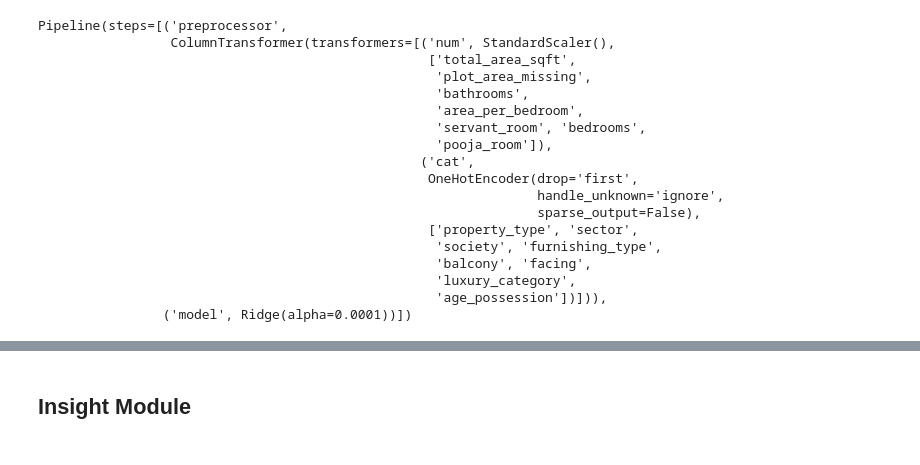
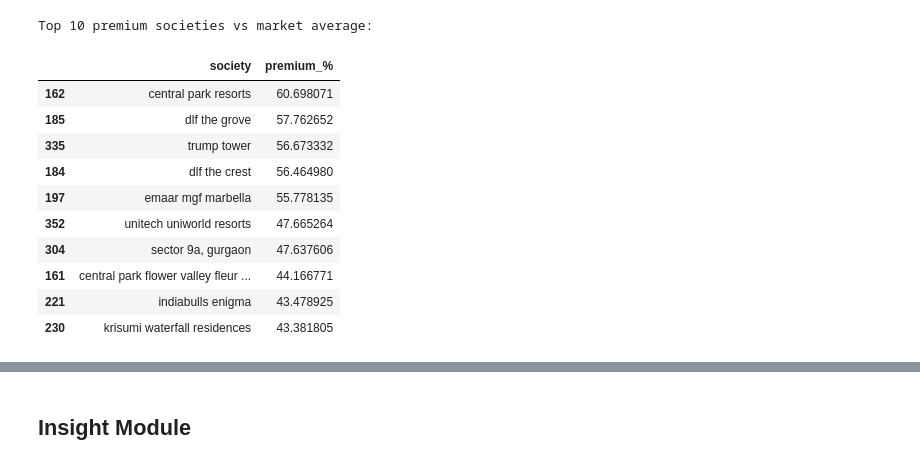
Before and after one commit to Jaygit1729/PropNavigator-Real-Estate-ML, a Jupyter notebook: notebooks/insight_module/insight_module.ipynb, the cells around one changed output, grey strips where cells are left out. Cells and saved outputs as stored; diff of their text form; code cells hidden in the pictures.

```diff
--- a/notebooks/insight_module/insight_module.ipynb
+++ b/notebooks/insight_module/insight_module.ipynb
@@ -117,26 +234,22 @@ Test MAPE: 21.007835357737697
 # %%
-ridge_pipeline = Pipeline([
-    ("preprocessor", linear_preprocessor),
-    ("model", Ridge(alpha=0.0001))
-])
+# Top 10 premium societies
+society_coefs = coef_df[coef_df['feature'].str.startswith('society_')].copy()
+society_coefs['society'] = society_coefs['feature'].str.replace('society_', '')
+avg = society_coefs['coef'].mean()
+society_coefs['premium_%'] = (np.exp(society_coefs['coef'] - avg) - 1) * 100
 
-ridge_pipeline.fit(X_train, y_train)
+print('Top 10 premium societies vs market average:')
+display(society_coefs.nlargest(10, 'premium_%')[['society', 'premium_%']])
 # %% [output]
-Pipeline(steps=[('preprocessor',
-                 ColumnTransformer(transformers=[('num', StandardScaler(),
-                                                  ['total_area_sqft',
-                                                   'plot_area_missing',
-                                                   'bathrooms',
-                                                   'area_per_bedroom',
-                                                   'servant_room', 'bedrooms',
-                                                   'pooja_room']),
-                                                 ('cat',
-                                                  OneHotEncoder(drop='first',
-                                                                handle_unknown='ignore',
-                                                                sparse_output=False),
-                                                  ['property_type', 'sector',
-                                                   'society', 'furnishing_type',
-                                                   'balcony', 'facing',
-                                                   'luxury_category',
-                                                   'age_possession'])])),
-                ('model', Ridge(alpha=0.0001))])
+Top 10 premium societies vs market average:
+|  | society | premium_% |
+| 162 | central park resorts | 60.698071 |
+| 185 | dlf the grove | 57.762652 |
+| 335 | trump tower | 56.673332 |
+| 184 | dlf the crest | 56.464980 |
+| 197 | emaar mgf marbella | 55.778135 |
+| 352 | unitech uniworld resorts | 47.665264 |
+| 304 | sector 9a, gurgaon | 47.637606 |
+| 161 | central park flower valley fleur ... | 44.166771 |
+| 221 | indiabulls enigma | 43.478925 |
+| 230 | krisumi waterfall residences | 43.381805 |
```
Also changed, not shown: parts of 25 cells of this notebook, 6 other files.
